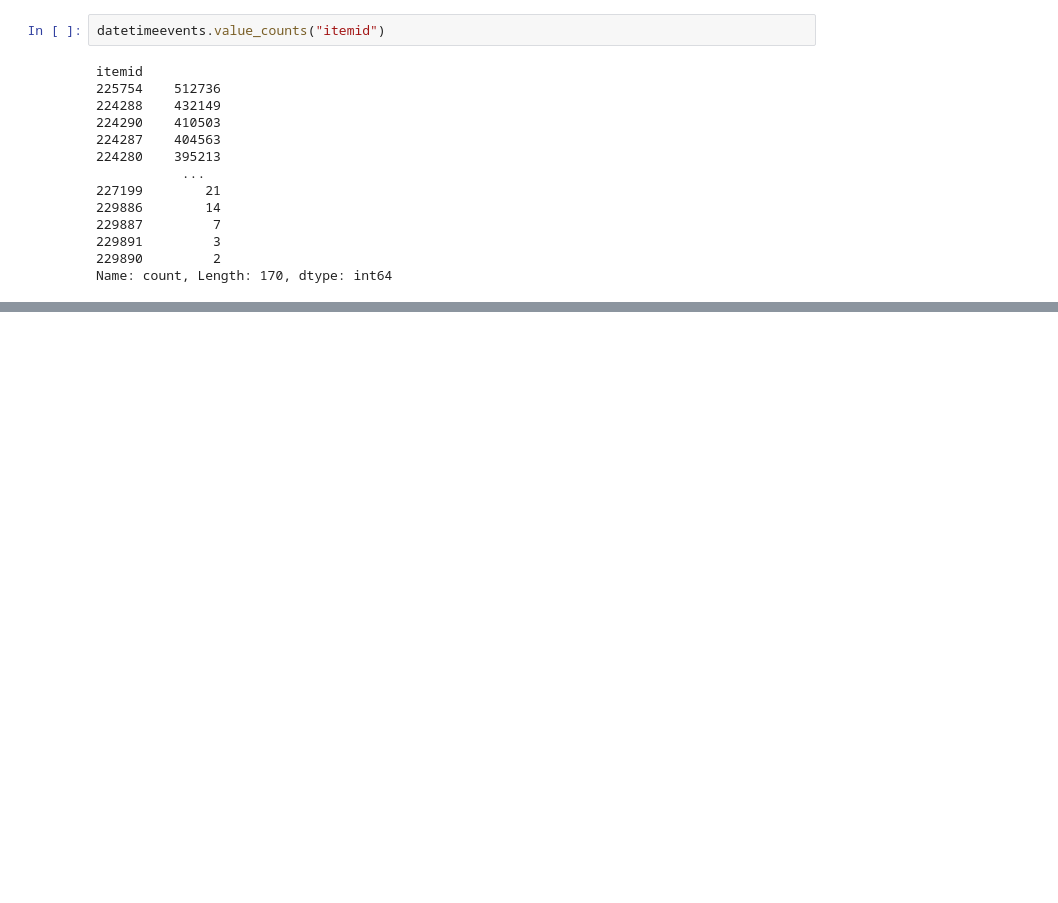
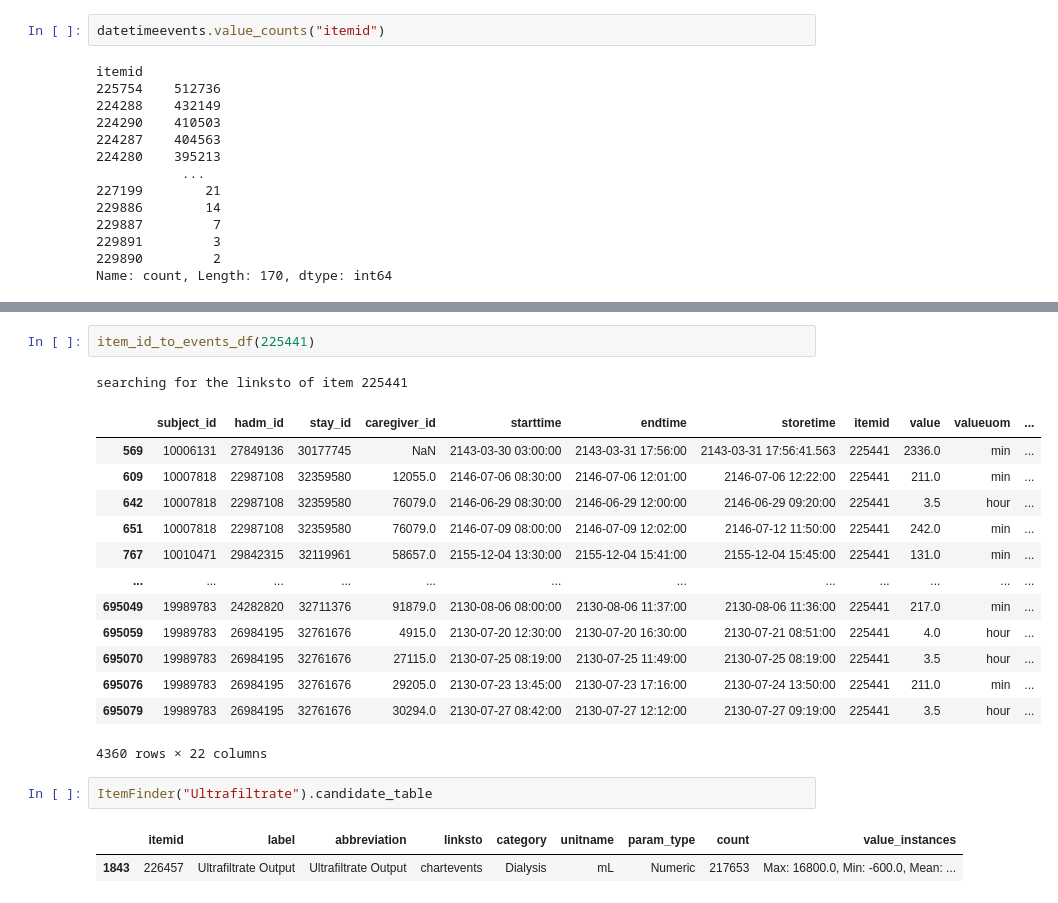
Before and after one commit to oldsandiaz/mimicclif, a Jupyter notebook: code/mimic-to-clif.ipynb, the cells around one changed output, grey strips where cells are left out. Saved outputs shown, nothing was run; the diff lists cells and outputs as text; blank space fills up the shorter version.

```diff
--- a/code/mimic-to-clif.ipynb
+++ b/code/mimic-to-clif.ipynb
@@ -1355,0 +1463,22 @@ Name: count, Length: 170, dtype: int64
+# %%
+item_id_to_events_df(225441)
+# %% [output]
+searching for the linksto of item 225441
+|  | subject_id | hadm_id | stay_id | caregiver_id | starttime | endtime | storetime | itemid | value | valueuom | ... |
+| 569 | 10006131 | 27849136 | 30177745 | NaN | 2143-03-30 03:00:00 | 2143-03-31 17:56:00 | 2143-03-31 17:56:41.563 | 225441 | 2336.0 | min | ... |
+| 609 | 10007818 | 22987108 | 32359580 | 12055.0 | 2146-07-06 08:30:00 | 2146-07-06 12:01:00 | 2146-07-06 12:22:00 | 225441 | 211.0 | min | ... |
+| 642 | 10007818 | 22987108 | 32359580 | 76079.0 | 2146-06-29 08:30:00 | 2146-06-29 12:00:00 | 2146-06-29 09:20:00 | 225441 | 3.5 | hour | ... |
+| 651 | 10007818 | 22987108 | 32359580 | 76079.0 | 2146-07-09 08:00:00 | 2146-07-09 12:02:00 | 2146-07-12 11:50:00 | 225441 | 242.0 | min | ... |
+| 767 | 10010471 | 29842315 | 32119961 | 58657.0 | 2155-12-04 13:30:00 | 2155-12-04 15:41:00 | 2155-12-04 15:45:00 | 225441 | 131.0 | min | ... |
+| ... | ... | ... | ... | ... | ... | ... | ... | ... | ... | ... | ... |
+| 695049 | 19989783 | 24282820 | 32711376 | 91879.0 | 2130-08-06 08:00:00 | 2130-08-06 11:37:00 | 2130-08-06 11:36:00 | 225441 | 217.0 | min | ... |
+| 695059 | 19989783 | 26984195 | 32761676 | 4915.0 | 2130-07-20 12:30:00 | 2130-07-20 16:30:00 | 2130-07-21 08:51:00 | 225441 | 4.0 | hour | ... |
+| 695070 | 19989783 | 26984195 | 32761676 | 27115.0 | 2130-07-25 08:19:00 | 2130-07-25 11:49:00 | 2130-07-25 08:19:00 | 225441 | 3.5 | hour | ... |
+| 695076 | 19989783 | 26984195 | 32761676 | 29205.0 | 2130-07-23 13:45:00 | 2130-07-23 17:16:00 | 2130-07-24 13:50:00 | 225441 | 211.0 | min | ... |
+| 695079 | 19989783 | 26984195 | 32761676 | 30294.0 | 2130-07-27 08:42:00 | 2130-07-27 12:12:00 | 2130-07-27 09:19:00 | 225441 | 3.5 | hour | ... |
+4360 rows × 22 columns
+# %%
+ItemFinder("Ultrafiltrate").candidate_table
+# %% [output]
+|  | itemid | label | abbreviation | linksto | category | unitname | param_type | count | value_instances |
+| 1843 | 226457 | Ultrafiltrate Output | Ultrafiltrate Output | chartevents | Dialysis | mL | Numeric | 217653 | Max: 16800.0, Min: -600.0, Mean: ... |
```
Also changed, not shown: parts of 12 cells of this notebook.
